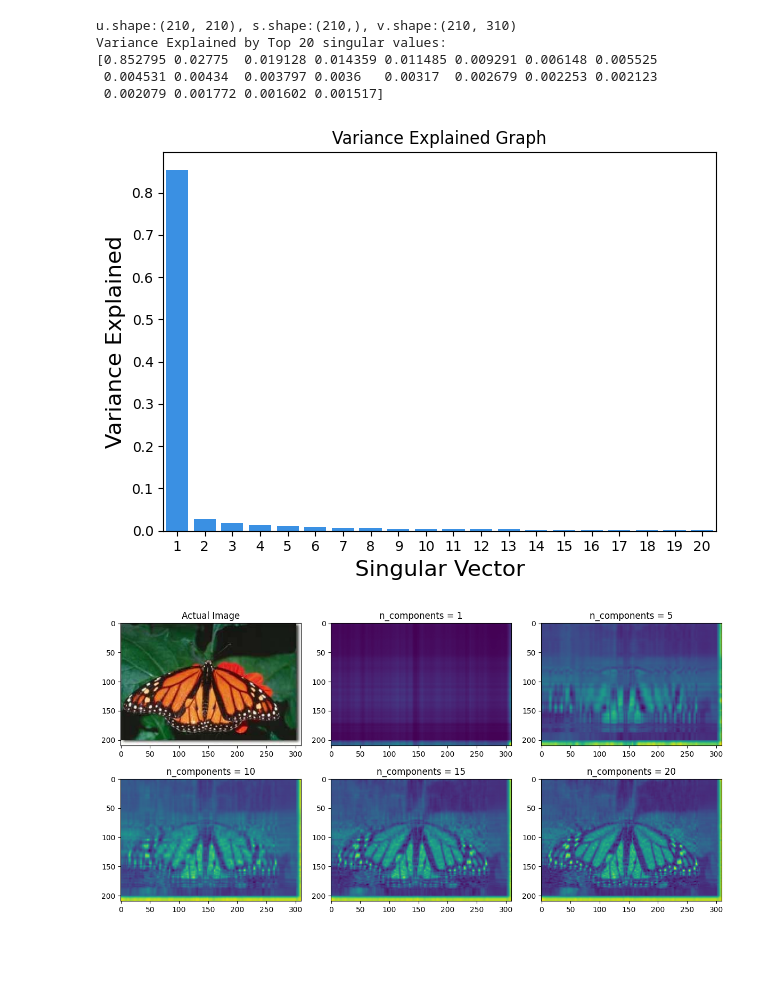
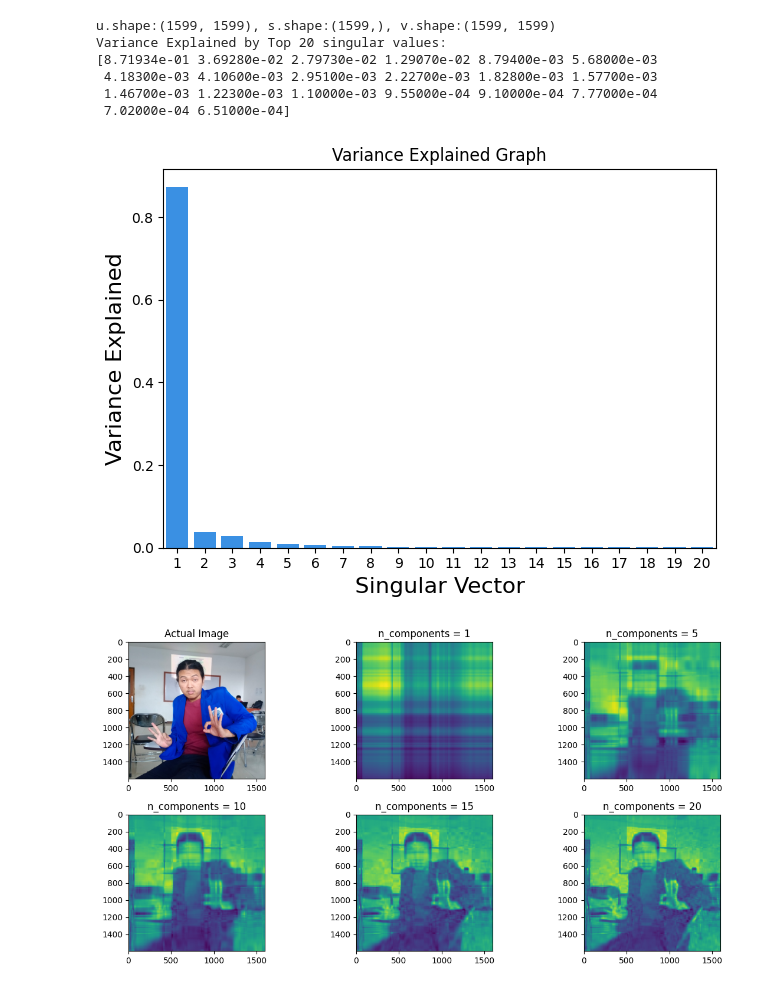
Before and after one commit to HilmanAmrullah/p_citra, a Jupyter notebook: UAS_P-CITRA.ipynb, the cells around one changed output. Cells and saved outputs as stored; diff of their text form; code cells hidden in the pictures; blank space fills up the shorter version.

```diff
--- a/UAS_P-CITRA.ipynb
+++ b/UAS_P-CITRA.ipynb
@@ -13,14 +13,14 @@ if not os.path.exists(output_dir):
     os.makedirs(output_dir)
 
 # assign and open image
-url = 'https://raw.githubusercontent.com/HilmanAmrullah/p_citra/main/gambar/monarch.jpg'
+url = 'https://raw.githubusercontent.com/HilmanAmrullah/p_citra/main/gambar/tur.jpg'
 response = requests.get(url, stream=True)
 
 if response.status_code == 200:
-    with open('monarch.jpg', 'wb') as f:
+    with open('tur.jpg', 'wb') as f:
         f.write(response.content)
 
-    img = cv2.imread('monarch.jpg')
+    img = cv2.imread('tur.jpg')
 
     if img is not None:
         # Convert the image from BGR to RGB format
@@ -49,36 +49,37 @@ if response.status_code == 200:
         plt.show()
 
         # plot images with different number of components
         comps = [3648, 1, 5, 10, 15, 20]
         plt.figure(figsize=(12, 6))
 
         for i in range(len(comps)):
             if i == 0:
                 low_rank = img_rgb
             else:
                 low_rank = u[:, :comps[i]] @ np.diag(s[:comps[i]]) @ v[:comps[i], :]
 
             plt.subplot(2, 3, i + 1)
             plt.imshow(low_rank if i != 0 else img_rgb)
             if i == 0:
                 plt.title('Actual Image')
                 plt.savefig(os.path.join(output_dir, 'actual_image.png'))
             else:
                 plt.title(f'n_components = {comps[i]}')
                 plt.savefig(os.path.join(output_dir, f'n_components_{comps[i]}.png'))
 
         plt.tight_layout()
         plt.show()
 
     else:
         print("Failed to load the image using OpenCV.")
 else:
     print(f"Failed to retrieve the image. HTTP Status code: {response.status_code}")
 # %% [output]
-u.shape:(210, 210), s.shape:(210,), v.shape:(210, 310)
+u.shape:(1599, 1599), s.shape:(1599,), v.shape:(1599, 1599)
 Variance Explained by Top 20 singular values:
-[0.852795 0.02775  0.019128 0.014359 0.011485 0.009291 0.006148 0.005525
- 0.004531 0.00434  0.003797 0.0036   0.00317  0.002679 0.002253 0.002123
- 0.002079 0.001772 0.001602 0.001517]
+[8.71934e-01 3.69280e-02 2.79730e-02 1.29070e-02 8.79400e-03 5.68000e-03
+ 4.18300e-03 4.10600e-03 2.95100e-03 2.22700e-03 1.82800e-03 1.57700e-03
+ 1.46700e-03 1.22300e-03 1.10000e-03 9.55000e-04 9.10000e-04 7.77000e-04
+ 7.02000e-04 6.51000e-04]
-[figure, old version]
+[figure, new version]
-[figure, old version]
+[figure, new version]
```
Also changed, not shown: 8 other files.
